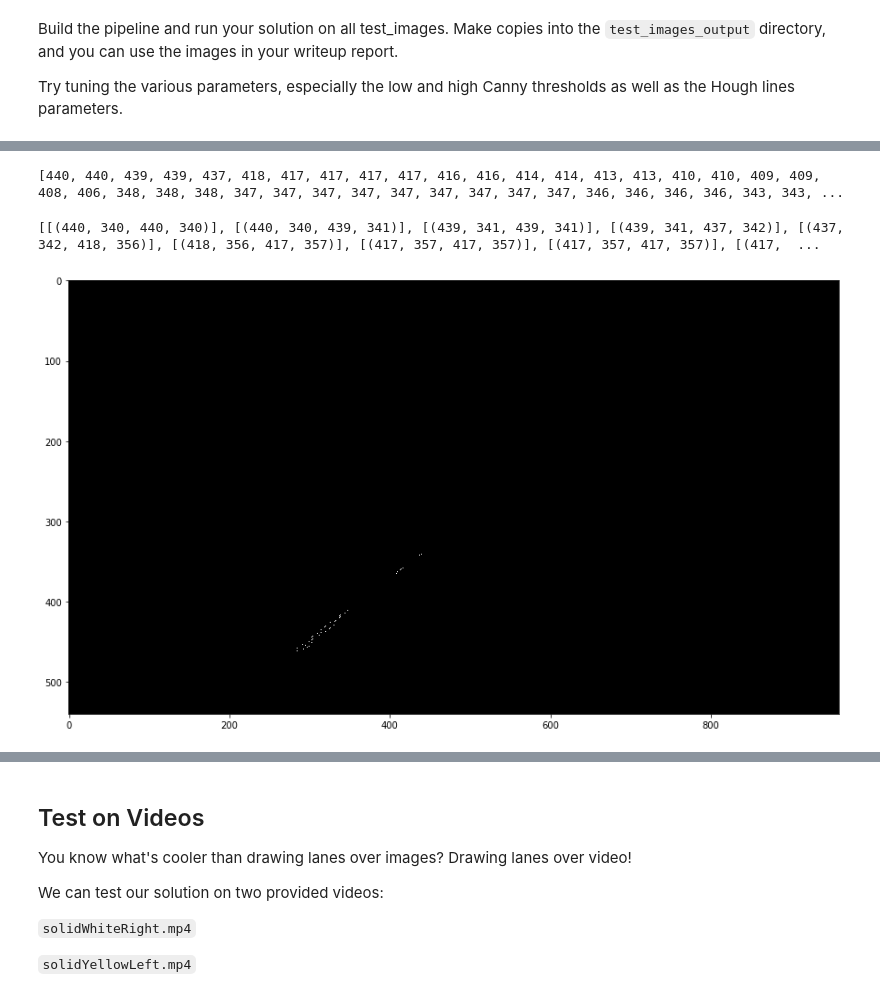
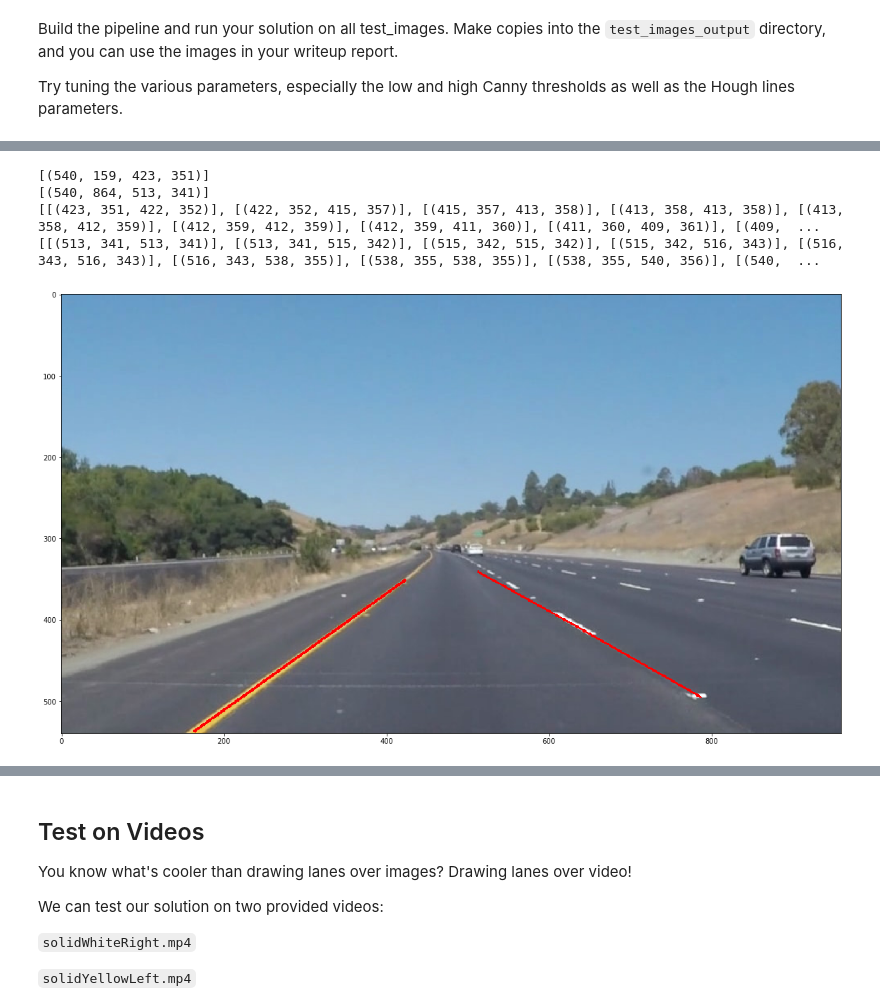
Before and after one commit to dschmoeller/01FindingLaneLines, a Jupyter notebook: CarND-LaneLines-P1-master/CarND-LaneLines-P1-master/P1.ipynb, the cells around one changed output, grey strips where cells are left out. Cells and saved outputs as stored; diff of their text form; code cells hidden in the pictures.

Commit message:
Extrapolate lanes and add them to input picture

```diff
--- a/CarND-LaneLines-P1-master/CarND-LaneLines-P1-master/P1.ipynb
+++ b/CarND-LaneLines-P1-master/CarND-LaneLines-P1-master/P1.ipynb
@@ -386,8 +386,8 @@ remainingLanePoints = []
 rightLanePoints = []
 leftLanePoints = []
 ###APPLY REGION OF INTEREST HERE
-for x in range(picLength - 2):
-    for y in range(picWidth -2):
+for x in range(100, picLength - 2):
+    for y in range(320, picWidth -2):
         if (lanesGreyScaledImg[y][x] != 0):
             # Right lane point?
             if (lanesGreyScaledImg[y][x] != 0 and lanesGreyScaledImg[y+1][x+1] != 0 and lanesGreyScaledImg[y+2][x+2] != 0):
@@ -567,27 +536,33 @@ xLeft = [x[0] for x in left ]
 yLeft = [y[1] for y in left ]
 xLeft = np.array(xLeft)
 yLeft = np.array(yLeft)
-
 # Fit a polynomial model to the extracted lane points
 polyLeft = np.polyfit(x=xLeft, y=yLeft, deg=2)
+# Creat function out of the polynomial coefficients
+fLeft = np.poly1d(polyLeft)
+# Sample function point using the polynomial model
+yLeftSamples = fLeft(xLeft)
+yLeftSamples = [ int(el) for el in yLeftSamples]
 
+# Right lane point coordinates
+xRight = [x[0] for x in right ]
+yRight = [y[1] for y in right ]
+xRight = np.array(xRight)
+yRight = np.array(yRight)
+# Fit a polynomial model to the extracted lane points
+polyRight = np.polyfit(x=xRight, y=yRight, deg=2)
 # Creat function out of the polynomial coefficients
-f = np.poly1d(polyLeft)
-
+fRight = np.poly1d(polyRight)
 # Sample function point using the polynomial model
-yLeftSamples = f(xLeft)
-yLeftSamples = [ int(el) for el in yLeftSamples]
-print(yLeftSamples)
+yRightSamples = fRight(xRight)
+yRightSamples = [ int(el) for el in yRightSamples]
-# %% [output]
-[440, 440, 439, 439, 437, 418, 417, 417, 417, 417, 416, 416, 414, 414, 413, 413, 410, 410, 409, 409, 408, 406, 348, 348, 348, 347, 347, 347, 347, 347, 347, 347, 347, 347, 346, 346, 346, 346, 343, 343, ...
 # %%
 # Create lines
-#TODO Remove double points (caused integer convertion, i.e. discretization)
+# Left lane
 linesSolidLeft = []
 for i in range (len(xLeft)-1):
     linesSolidLeft.append([(yLeftSamples[i], xLeft[i], yLeftSamples[i+1], xLeft[i+1],)])
-
-
-print(linesSolidLeft)
+#Right lane
+linesSolidRight = []
+for i in range (len(xRight)-1):
+    linesSolidRight.append([(yRightSamples[i], xRight[i], yRightSamples[i+1], xRight[i+1],)])
-# %% [output]
-[[(440, 340, 440, 340)], [(440, 340, 439, 341)], [(439, 341, 439, 341)], [(439, 341, 437, 342)], [(437, 342, 418, 356)], [(418, 356, 417, 357)], [(417, 357, 417, 357)], [(417, 357, 417, 357)], [(417,  ...
@@ -594,7 +583,20 @@ print(linesSolidLeft)
+# %%
+print(bottomLeftLaneSeg)
+print(bottomRightLaneSeg)
+print(linesSolidLeft)
+print(linesSolidRight)
+# %% [output]
+[(540, 159, 423, 351)]
+[(540, 864, 513, 341)]
+[[(423, 351, 422, 352)], [(422, 352, 415, 357)], [(415, 357, 413, 358)], [(413, 358, 413, 358)], [(413, 358, 412, 359)], [(412, 359, 412, 359)], [(412, 359, 411, 360)], [(411, 360, 409, 361)], [(409,  ...
+[[(513, 341, 513, 341)], [(513, 341, 515, 342)], [(515, 342, 515, 342)], [(515, 342, 516, 343)], [(516, 343, 516, 343)], [(516, 343, 538, 355)], [(538, 355, 538, 355)], [(538, 355, 540, 356)], [(540,  ...
 # %%
-# Draw lines in black picture
-testImg = np.copy(averageLeftImg)
-plt.figure(figsize=(15, 15))
-plt.imshow(testImg, cmap="gray");
+# Draw solid lines in input picture
+solidLaneImg = np.copy(img)
+draw_lines(solidLaneImg, lines=linesSolidLeft)
+draw_lines(solidLaneImg, lines=linesSolidRight)
+
+plt.figure(figsize=(20, 20))
+plt.imshow(solidLaneImg);
 # %% [output]
-[figure, old version]
+[figure, new version]
```
Also changed, not shown: parts of 20 cells of this notebook.
